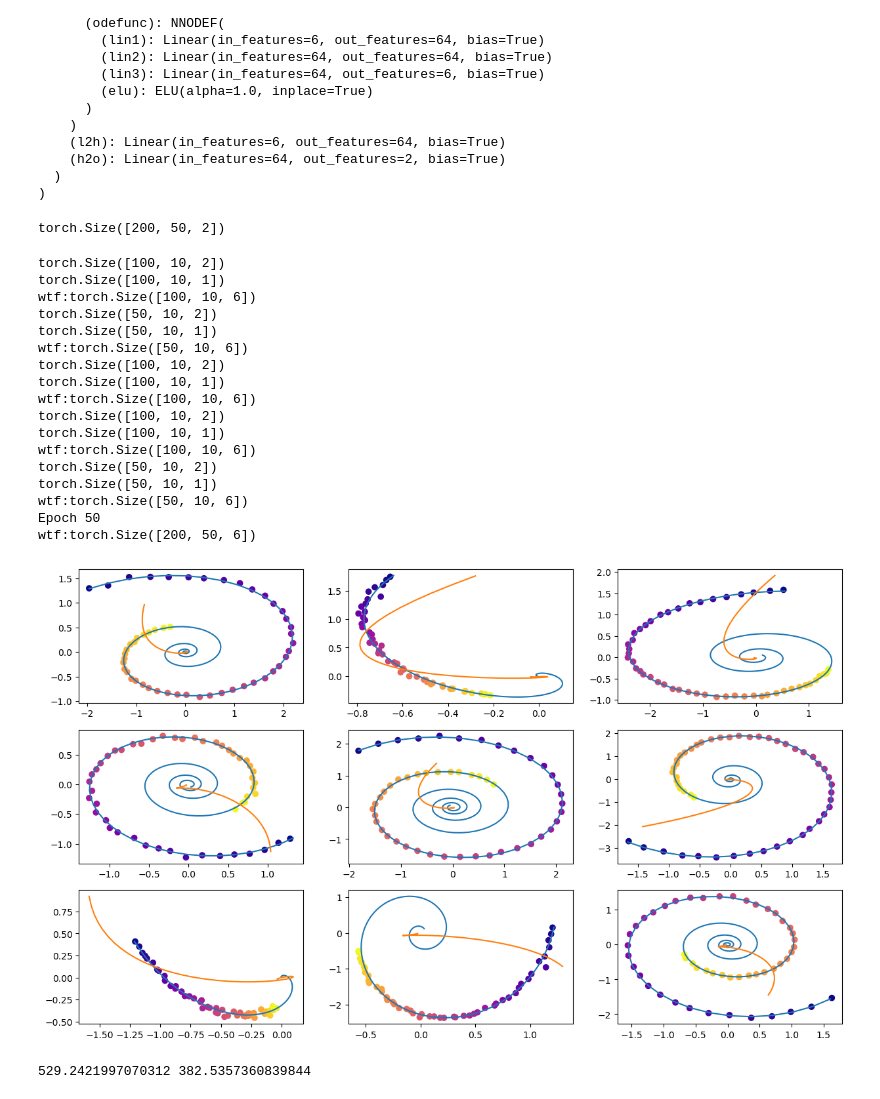
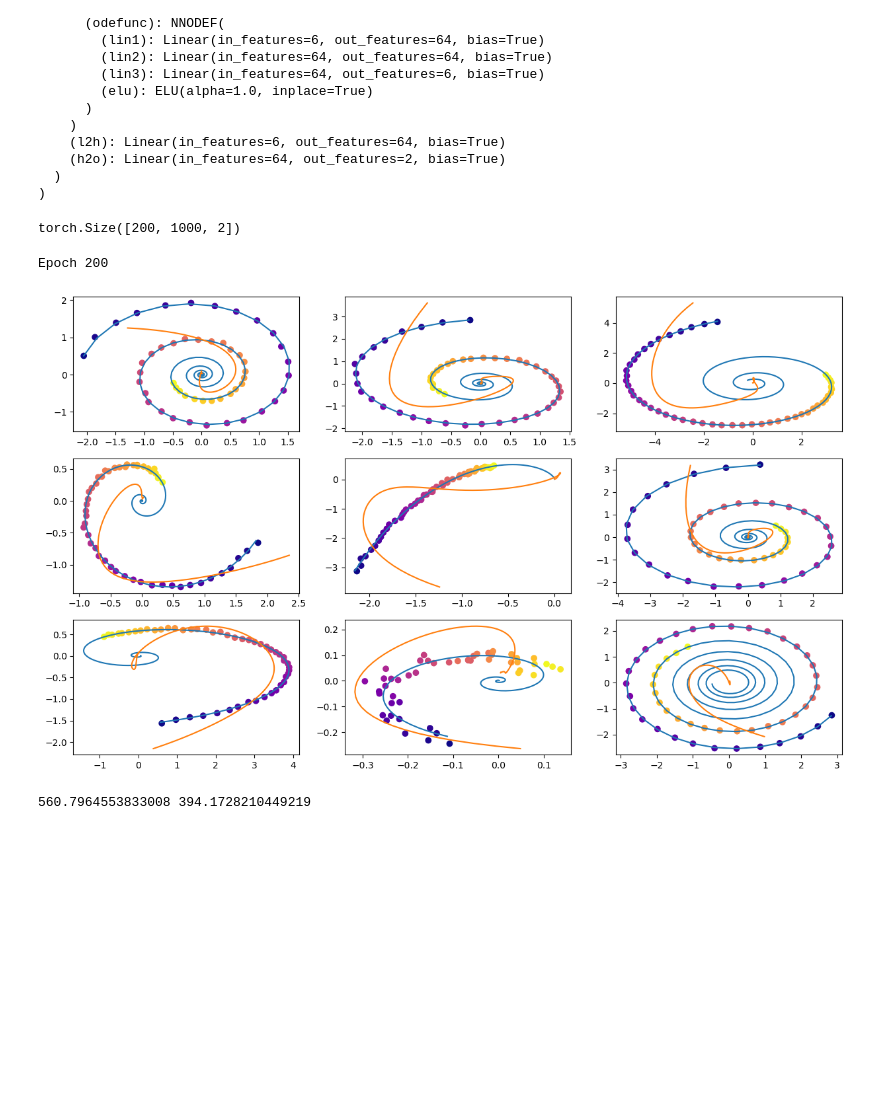
Before and after one commit to ikkihou/VAE_NF, a Jupyter notebook: NeuralODE/notebooks/NODE.ipynb, the cells around one changed output. Saved outputs shown, nothing was run; the diff lists cells and outputs as text; code cells hidden in the pictures; blank space fills up the shorter version.

```diff
--- a/NeuralODE/notebooks/NODE.ipynb
+++ b/NeuralODE/notebooks/NODE.ipynb
@@ -278,7 +277,7 @@ t_max = 6.29 * 5
 n_points = 200
 noise_std = 0.02
 
-num_spirals = 50
+num_spirals = 1000
 
 index_np = np.arange(0, n_points, 1, dtype=int)
 index_np = np.hstack([index_np], dtype=int)
@@ -381,13 +380,13 @@ def gen_batch(batch_size, n_sample=100):
 # %%
 samp_trajs.shape
 # %% [output]
-torch.Size([200, 50, 2])
+torch.Size([200, 1000, 2])
 # %%
 device = torch.device("cuda:0") if torch.cuda.is_available() else torch.device("cpu")
 odevae.to(device)
 
-n_epochs = 50
-batch_size = 10
+n_epochs = 200
+batch_size = 100
 
 plot_traj_idx = 1
 plot_traj = orig_trajs[:, plot_traj_idx : plot_traj_idx + 1]
@@ -408,8 +407,6 @@ for epoch_idx in range(n_epochs):
         permutation = np.sort(permutation[:max_len])
 
         x, t = x[permutation], t[permutation]
-        print(x.shape)
-        print(t.shape)
 
         x_p, z, z_mean, z_log_var = odevae(x, t)
         kl_loss = -0.5 * torch.sum(1 + z_log_var - z_mean**2 - torch.exp(z_log_var), -1)
@@ -420,52 +417,36 @@ for epoch_idx in range(n_epochs):
         optim.step()
         losses.append(loss.item())
 
     print(f"Epoch {epoch_idx+1}")
 
     frm, to, to_seed = 0, 200, 50
     seed_trajs = samp_trajs[frm:to_seed]
     ts = samp_ts[frm:to]
     if torch.cuda.is_available():
         seed_trajs = seed_trajs.cuda()
         ts = ts.cuda()
 
     samp_trajs_p = to_np(odevae.generate_with_seed(seed_trajs, ts))
 
     fig, axes = plt.subplots(nrows=3, ncols=3, figsize=(15, 9))
     axes = axes.flatten()
     for i, ax in enumerate(axes):
         ax.scatter(
             to_np(seed_trajs[:, i, 0]),
             to_np(seed_trajs[:, i, 1]),
             c=to_np(ts[frm:to_seed, i, 0]),
             cmap=cm.plasma,
         )
         ax.plot(to_np(orig_trajs[frm:to, i, 0]), to_np(orig_trajs[frm:to, i, 1]))
         ax.plot(samp_trajs_p[:, i, 0], samp_trajs_p[:, i, 1])
     plt.show()
 
     print(np.mean(losses), np.median(losses))
     clear_output(wait=True)
 # %% [output]
-torch.Size([100, 10, 2])
-torch.Size([100, 10, 1])
-wtf:torch.Size([100, 10, 6])
-torch.Size([50, 10, 2])
-torch.Size([50, 10, 1])
-wtf:torch.Size([50, 10, 6])
-torch.Size([100, 10, 2])
-torch.Size([100, 10, 1])
-wtf:torch.Size([100, 10, 6])
-torch.Size([100, 10, 2])
-torch.Size([100, 10, 1])
-wtf:torch.Size([100, 10, 6])
-torch.Size([50, 10, 2])
-torch.Size([50, 10, 1])
-wtf:torch.Size([50, 10, 6])
-Epoch 50
-wtf:torch.Size([200, 50, 6])
+Epoch 200
-[figure, old version]
+[figure, new version]
-529.2421997070312 382.5357360839844
+560.7964553833008 394.1728210449219
 # %%
 spiral_0_idx = 3
 spiral_1_idx = 6
```
Also changed, not shown: parts of 4 cells of this notebook, 1 other file.
